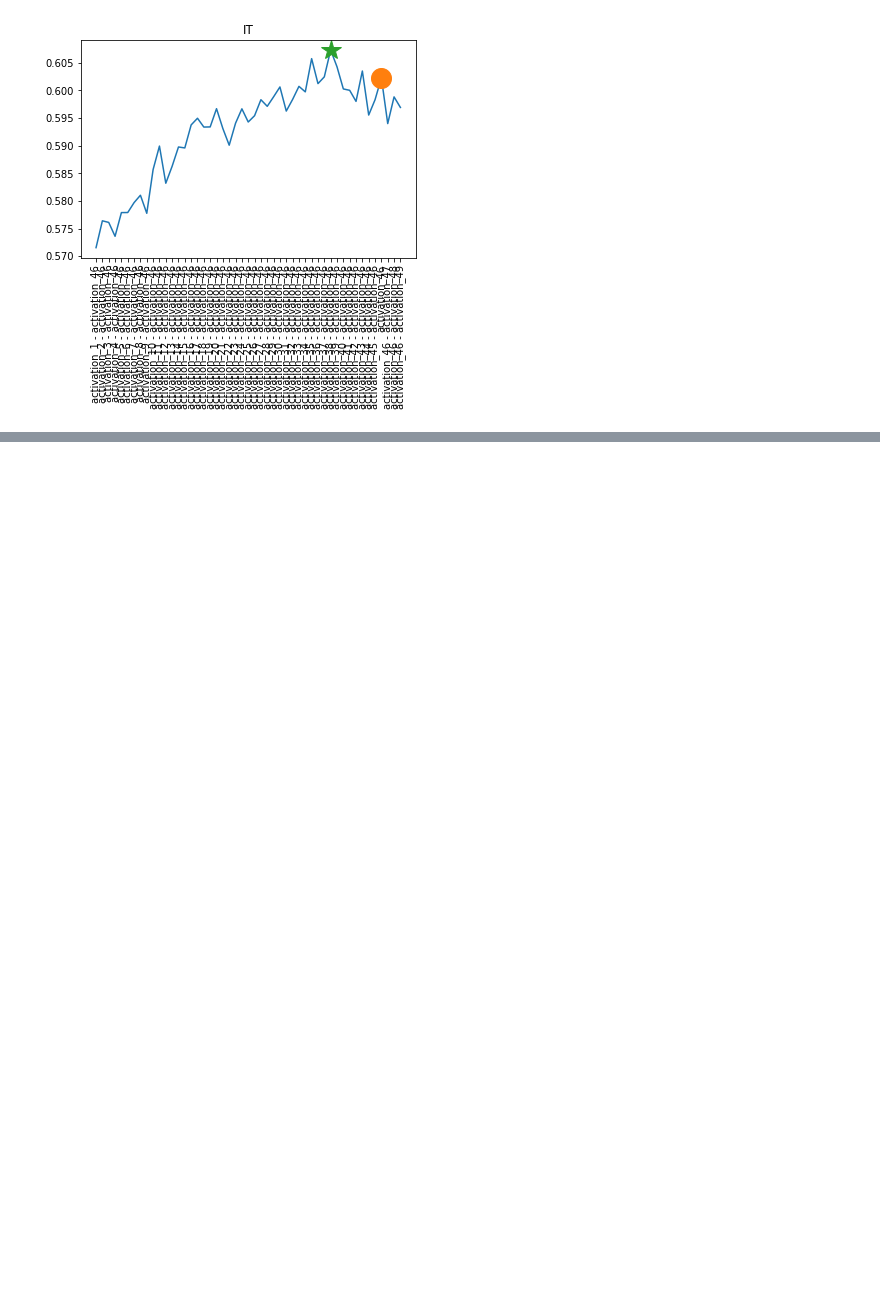
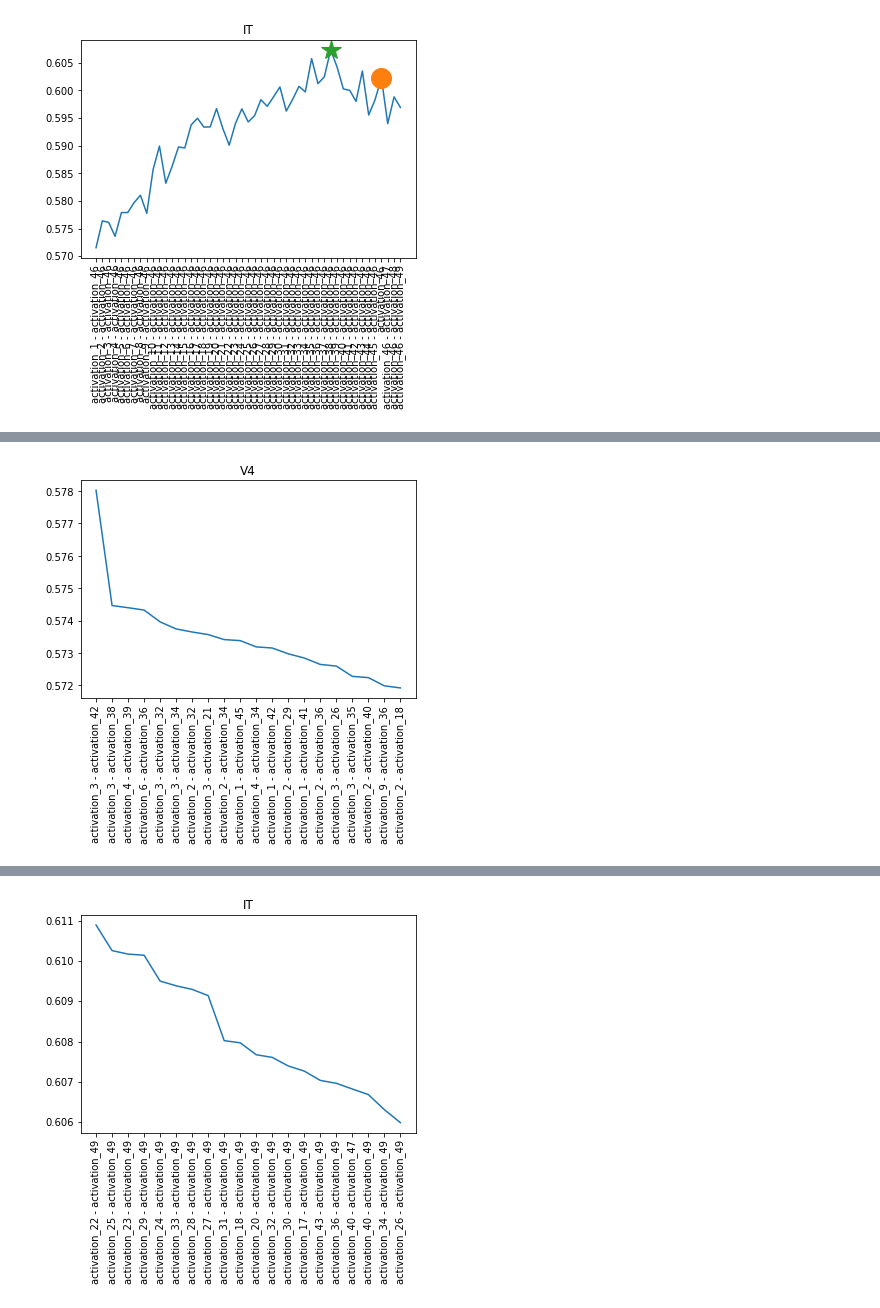
Before and after one commit to mschrimpf/neural-nlp, a Jupyter notebook: results/physiology-layer_combinations.ipynb, the cells around one changed output, grey strips where cells are left out. Drawn from its saved outputs; the diff is of its cells as text; code cells hidden in the pictures; blank space fills up the shorter version.

```diff
--- a/results/physiology-layer_combinations.ipynb
+++ b/results/physiology-layer_combinations.ipynb
@@ -74,0 +89,3 @@ WARNING:neural_metrics.metrics.physiology:3200 images not found in neural record
+# %%
+plot_all_connected_layer_combinations('resnet50')
+# %% [output]
@@ -74,0 +93 @@ WARNING:neural_metrics.metrics.physiology:3200 images not found in neural record
+[figure, added]
@@ -74,0 +95 @@ WARNING:neural_metrics.metrics.physiology:3200 images not found in neural record
+[figure, added]
```
Also changed, not shown: parts of 9 cells of this notebook, 1 other file.
